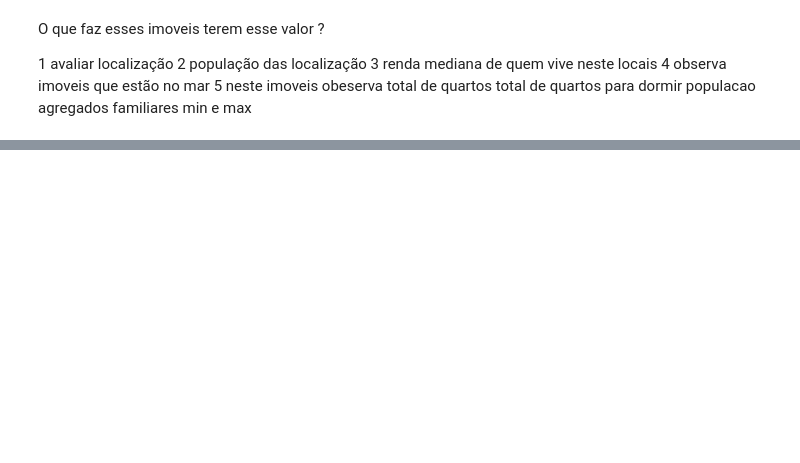
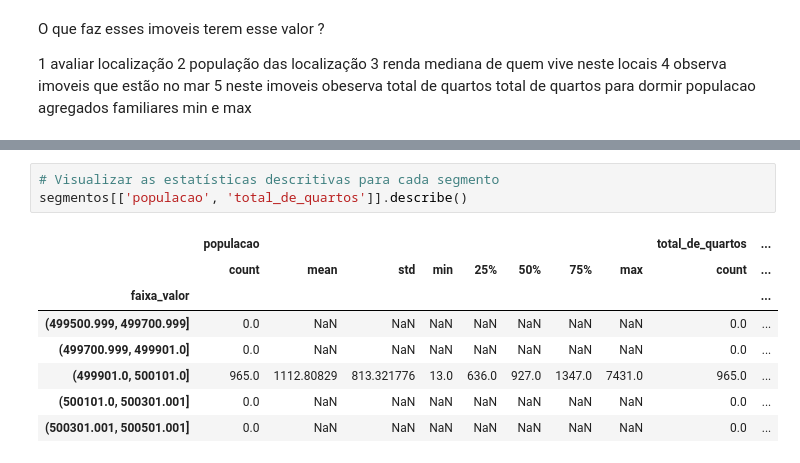
Before and after one commit to williamjrboss/AnaliseImoveis, a Jupyter notebook: analise.ipynb, the cells around one changed output, grey strips where cells are left out. Cells and saved outputs as stored; diff of their text form; blank space fills up the shorter version.

```diff
--- a/analise.ipynb
+++ b/analise.ipynb
@@ -367,0 +400,12 @@ imoveis_oceano.describe()
+# %%
+# Visualizar as estatísticas descritivas para cada segmento
+segmentos[['populacao', 'total_de_quartos']].describe()
+# %% [output]
+|  | populacao |  |  |  |  |  |  |  | total_de_quartos | ... |
+|  | count | mean | std | min | 25% | 50% | 75% | max | count | ... |
+| faixa_valor |  |  |  |  |  |  |  |  |  | ... |
+| (499500.999, 499700.999] | 0.0 | NaN | NaN | NaN | NaN | NaN | NaN | NaN | 0.0 | ... |
+| (499700.999, 499901.0] | 0.0 | NaN | NaN | NaN | NaN | NaN | NaN | NaN | 0.0 | ... |
+| (499901.0, 500101.0] | 965.0 | 1112.80829 | 813.321776 | 13.0 | 636.0 | 927.0 | 1347.0 | 7431.0 | 965.0 | ... |
+| (500101.0, 500301.001] | 0.0 | NaN | NaN | NaN | NaN | NaN | NaN | NaN | 0.0 | ... |
+| (500301.001, 500501.001] | 0.0 | NaN | NaN | NaN | NaN | NaN | NaN | NaN | 0.0 | ... |
```
Also changed, not shown: parts of 14 cells of this notebook.
